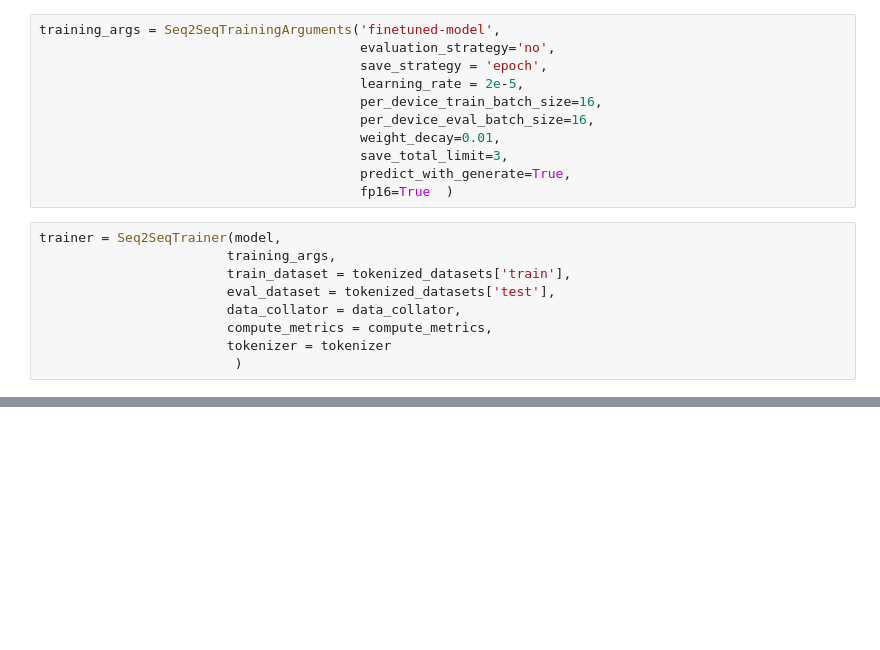
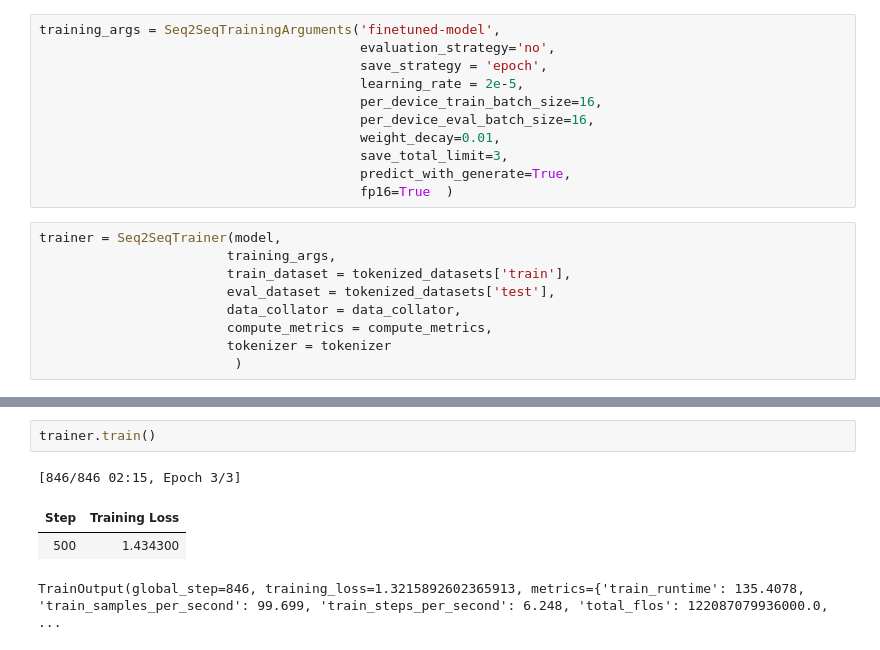
Before and after one commit to hamednasr/transformers, a Jupyter notebook: fine_tuning_machine_translation_transformers.ipynb, the cells around one changed output, grey strips where cells are left out. Saved outputs shown, nothing was run; the diff lists cells and outputs as text; blank space fills up the shorter version.

```diff
--- a/fine_tuning_machine_translation_transformers.ipynb
+++ b/fine_tuning_machine_translation_transformers.ipynb
@@ -283,0 +205,7 @@ trainer.evaluate(max_length=max_target_length)
+# %%
+trainer.train()
+# %% [output]
+[846/846 02:15, Epoch 3/3]
+| Step | Training Loss |
+| 500 | 1.434300 |
+TrainOutput(global_step=846, training_loss=1.3215892602365913, metrics={'train_runtime': 135.4078, 'train_samples_per_second': 99.699, 'train_steps_per_second': 6.248, 'total_flos': 122087079936000.0, ...
```
Also changed, not shown: parts of 22 cells of this notebook.
